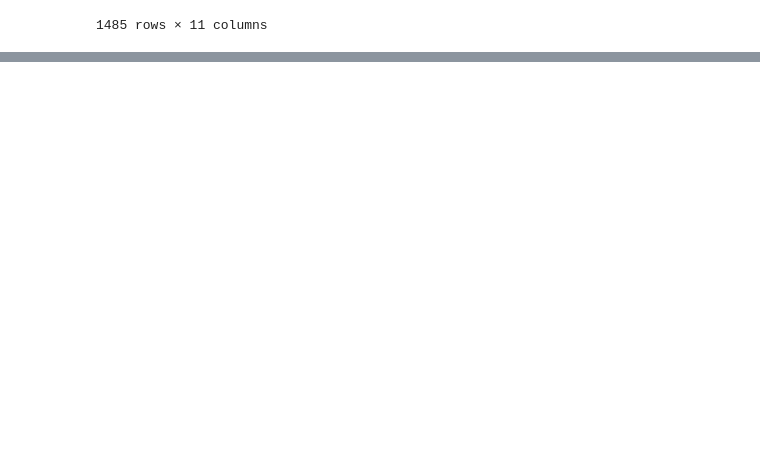
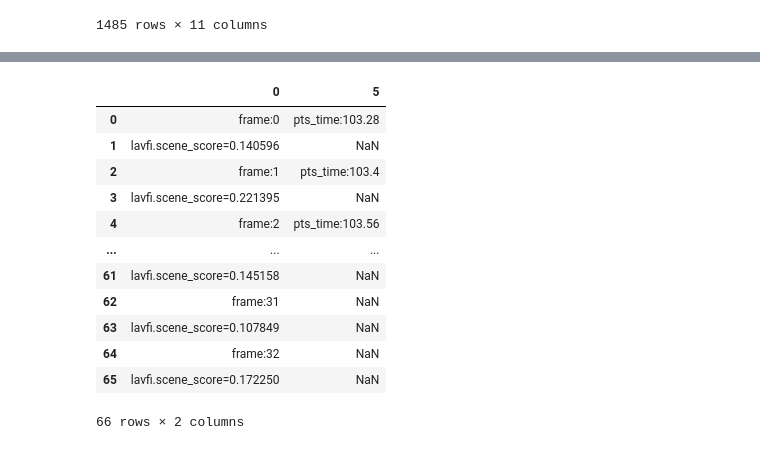
Before and after one commit to wesleymth/LauzHack2023-SpeakerNotes, a Jupyter notebook: drafts.ipynb, the cells around one changed output, grey strips where cells are left out. Drawn from its saved outputs; the diff is of its cells as text; code cells hidden in the pictures; blank space fills up the shorter version.

```diff
--- a/drafts.ipynb
+++ b/drafts.ipynb
@@ -219,0 +256,16 @@ subclip_0_df[1308:1318]
+# %%
+detected_frames.drop(columns=[1,2,3,4])#, inplace=True)
+# %% [output]
+|  | 0 | 5 |
+| 0 | frame:0 | pts_time:103.28 |
+| 1 | lavfi.scene_score=0.140596 | NaN |
+| 2 | frame:1 | pts_time:103.4 |
+| 3 | lavfi.scene_score=0.221395 | NaN |
+| 4 | frame:2 | pts_time:103.56 |
+| ... | ... | ... |
+| 61 | lavfi.scene_score=0.145158 | NaN |
+| 62 | frame:31 | NaN |
+| 63 | lavfi.scene_score=0.107849 | NaN |
+| 64 | frame:32 | NaN |
+| 65 | lavfi.scene_score=0.172250 | NaN |
+66 rows × 2 columns
```
Also changed, not shown: parts of 27 cells of this notebook, 3 other files.
